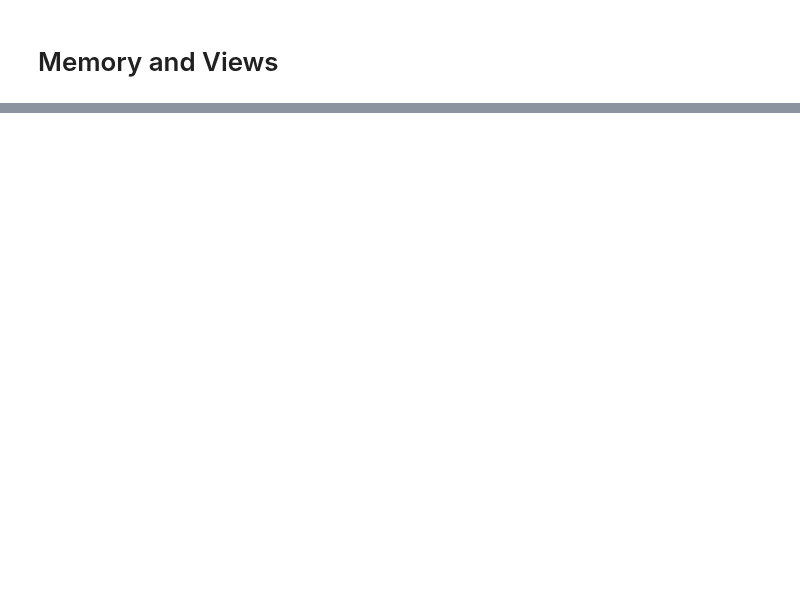
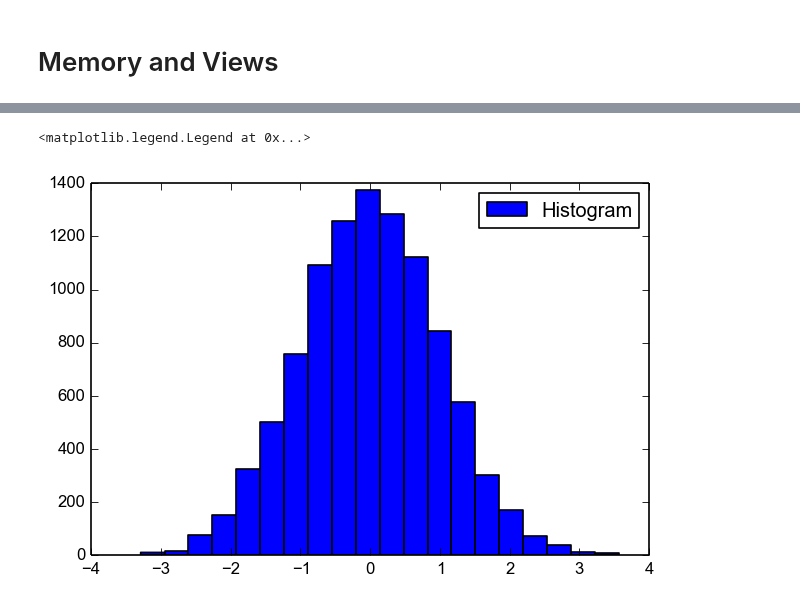
Before and after one commit to MPIDS/Python-Course, a Jupyter notebook: 03-numpy-scipy/talks/basic-numpy.ipynb, the cells around one changed output, grey strips where cells are left out. Cells and saved outputs as stored; diff of their text form; code cells hidden in the pictures; blank space fills up the shorter version.

```diff
--- a/03-numpy-scipy/talks/basic-numpy.ipynb
+++ b/03-numpy-scipy/talks/basic-numpy.ipynb
@@ -644,0 +846,8 @@ array([[5, 6, 7, 8, 9]])
+# %%
+from scipy.stats import norm
+random = norm.rvs(size=10000)
+plt.hist(random, bins=20, label='Histogram')
+plt.legend()
+# %% [output]
+<matplotlib.legend.Legend at 0x...>
+[figure, added]
```
Also changed, not shown: parts of 71 cells of this notebook.
